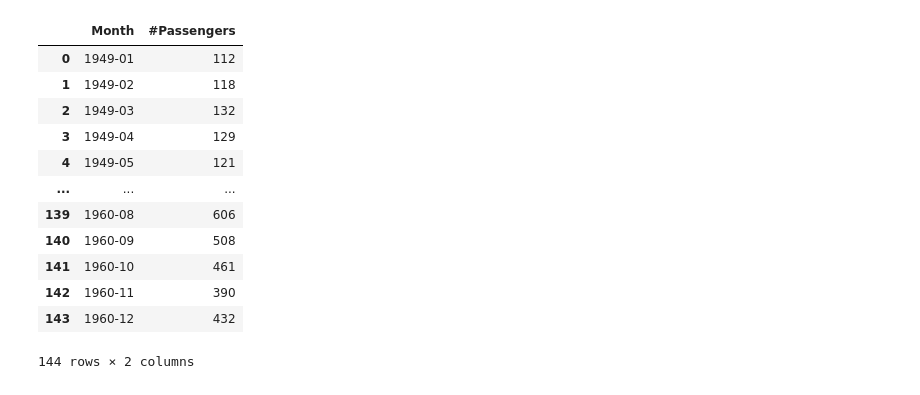
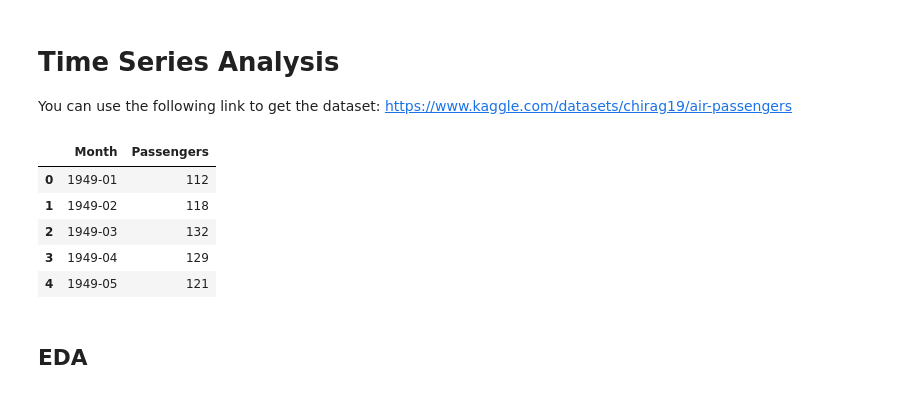
Before and after one commit to Malk97sc/Data_Science, a Jupyter notebook: Projects/Time Series/passengers traffic/eda.ipynb, the cells around one changed output. Saved outputs shown, nothing was run; the diff lists cells and outputs as text; code cells hidden in the pictures.

Commit message:
Passengers Traffic EDA

```diff
--- a/Projects/Time Series/passengers traffic/eda.ipynb
+++ b/Projects/Time Series/passengers traffic/eda.ipynb
@@ -1,3 +1,7 @@
+# %% [markdown]
+# Time Series Analysis
+
+You can use the following link to get the dataset: https://www.kaggle.com/datasets/chirag19/air-passengers
 # %%
 import pandas as pd
 import numpy as np
@@ -6,17 +12,13 @@ import seaborn as sns
 # %%
-df = pd.read_csv('data/AirPassengers.csv')
-df
+df = pd.read_csv('AirPassengers.csv')
+df.columns = ['Month', 'Passengers']
+df.head()
 # %% [output]
-|  | Month | #Passengers |
+|  | Month | Passengers |
 | 0 | 1949-01 | 112 |
 | 1 | 1949-02 | 118 |
 | 2 | 1949-03 | 132 |
 | 3 | 1949-04 | 129 |
 | 4 | 1949-05 | 121 |
-| ... | ... | ... |
-| 139 | 1960-08 | 606 |
-| 140 | 1960-09 | 508 |
-| 141 | 1960-10 | 461 |
-| 142 | 1960-11 | 390 |
-| 143 | 1960-12 | 432 |
-144 rows × 2 columns
+# %% [markdown]
+## EDA
```
Also changed, not shown: parts of 16 cells of this notebook.
